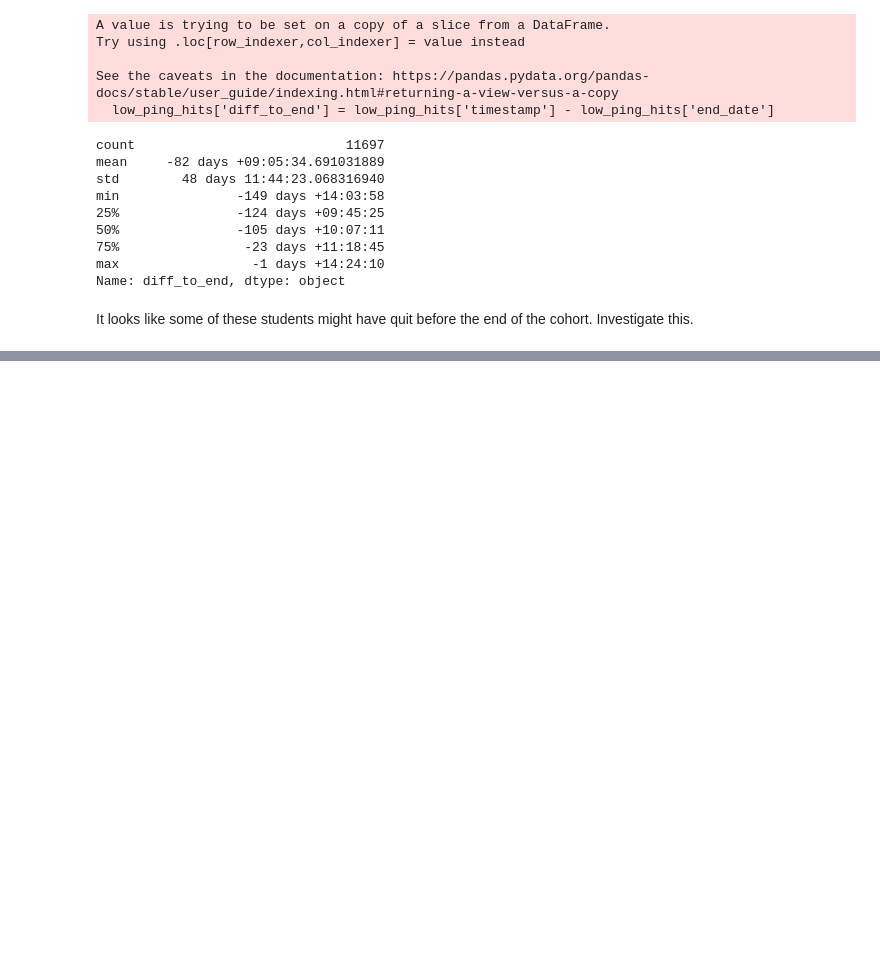
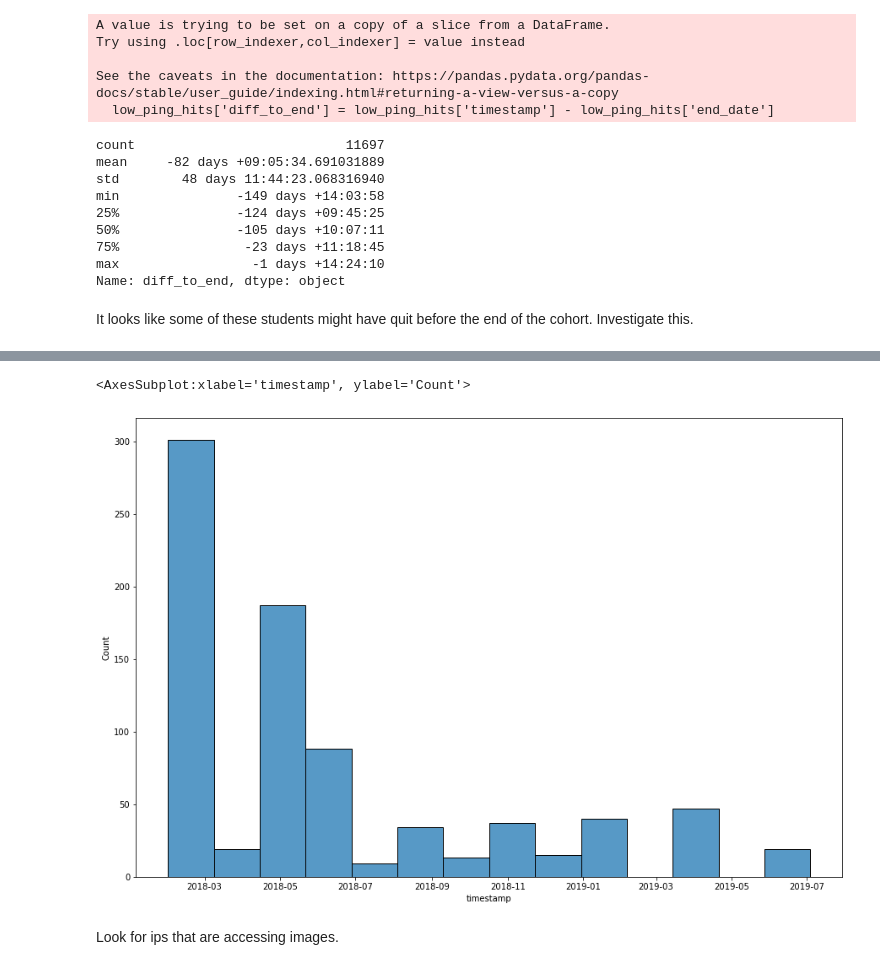
Before and after one commit to anomaly-project-jemison-01/anomaly_project, a Jupyter notebook: stephen_folder/stephen_notes.ipynb, the cells around one changed output, grey strips where cells are left out. Saved outputs shown, nothing was run; the diff lists cells and outputs as text; code cells hidden in the pictures; blank space fills up the shorter version.

```diff
--- a/stephen_folder/stephen_notes.ipynb
+++ b/stephen_folder/stephen_notes.ipynb
@@ -240,0 +390,8 @@ low_ping_hits.groupby('user_id')['diff_to_end'].describe().sort_values('max').he
+# %%
+plt.figure(figsize=(15, 10))
+sns.histplot(data = df[df['ip'] == '216.1.153.162'], x='timestamp',legend=False)
+# %% [output]
+<AxesSubplot:xlabel='timestamp', ylabel='Count'>
+[figure, added]
+# %% [markdown]
+Look for ips that are accessing images.
```
Also changed, not shown: parts of 33 cells of this notebook, 1 other file.
